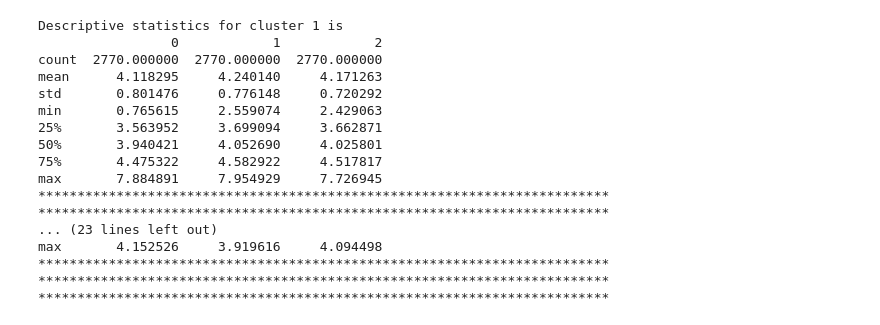
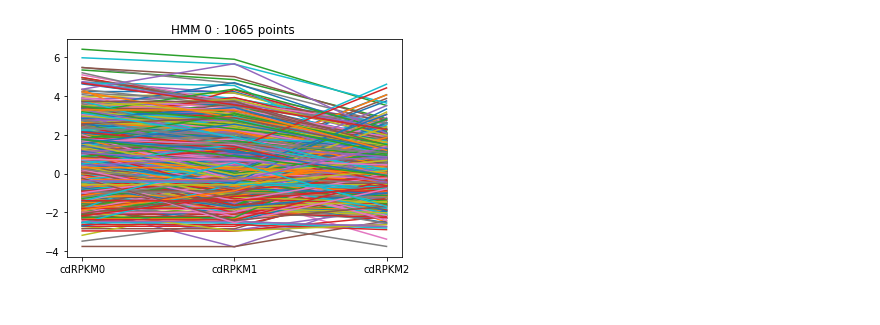
Before and after one commit to akd13/MA4199-FYP, a Jupyter notebook: Sample Data Plots/HMM Training.ipynb, the cells around one changed output. Cells and saved outputs as stored; diff of their text form; code cells hidden in the pictures.

Commit message:
Full covariance and cluster analysis

```diff
--- a/Sample Data Plots/HMM Training.ipynb
+++ b/Sample Data Plots/HMM Training.ipynb
@@ -15,7 +32,10 @@ warnings.filterwarnings("ignore")
 df_main = pd.read_csv('Data/cleaned.txt', sep=",")
 print("Dataset size is",len(df_main))
 print(df_main.head(5))
-X = np.log(df_main.values)
+X = np.log2(df_main.values)
+
+print("****************************")
+print("First 5 log2 values\n",X[:5])
 # %% [output]
 Dataset size is 11087
      cdRPKM0    cdRPKM1    cdRPKM2
@@ -33,7 +60,7 @@ print(X[0])
 # %%
 #Fit HMM
 
-remodel = hmm.GaussianHMM(n_components=3,n_iter=100) #consider Gaussian Emissions
+remodel = fit_HMM(7,'full')
 remodel.fit(X) #get sequence of states using Viterbi
 Z = remodel.predict(X)
 # %%
@@ -99,10 +141,0 @@ var =  [ 0.27312131  0.25214357  0.22370843]
-# %%
-fig = plt.subplot(111)
-colors = ['b','g','r','c','m','y','k']
-var_plot_list = CDRPKM_LIST
-for i in range(len(df_main)):
-    fig.plot(var_plot_list, df_main.iloc[i], color = colors[Z[i]])
-
-plt.title("Timepoint HMM analysis")
-plt.ylim(-10, 150)
-plt.show()
@@ -111,7 +141,0 @@ plt.show()
-# %%
-fig = plt.subplot(111)
-for i in range(100):
-    fig.plot(var_plot_list, df_main.iloc[i], color = colors[Z[i]])
-plt.title("Timepoint HMM analysis")
-plt.ylim(-10, 120)
-plt.show()
@@ -120,7 +171,13 @@ plt.show()
+# %%
+for i in range(0,remodel.n_components):
+    plot_cluster(i,Z,X)
+    print('\n')
+# %% [output]
+[figure, added]
 # %%
 fitted_clusters = []
 # Append empty clusters
-for i in range(0,3):
+for i in range(0,remodel.n_components):
     fitted_clusters.append([])
 
 for idx, i in enumerate(Z):
@@ -133,21 +190,3 @@ for i in range(0,3):
     print("*************************************************************************")
     print("*************************************************************************")
     print("*************************************************************************")
-# %% [output]
-Descriptive statistics for cluster 1 is
-                 0            1            2
-count  2770.000000  2770.000000  2770.000000
-mean      4.118295     4.240140     4.171263
-std       0.801476     0.776148     0.720292
-min       0.765615     2.559074     2.429063
-25%       3.563952     3.699094     3.662871
-50%       3.940421     4.052690     4.025801
-75%       4.475322     4.582922     4.517817
-max       7.884891     7.954929     7.726945
-*************************************************************************
-*************************************************************************
-... (23 lines left out)
-max       4.152526     3.919616     4.094498
-*************************************************************************
-*************************************************************************
-*************************************************************************
```
Also changed, not shown: parts of 12 cells of this notebook.
